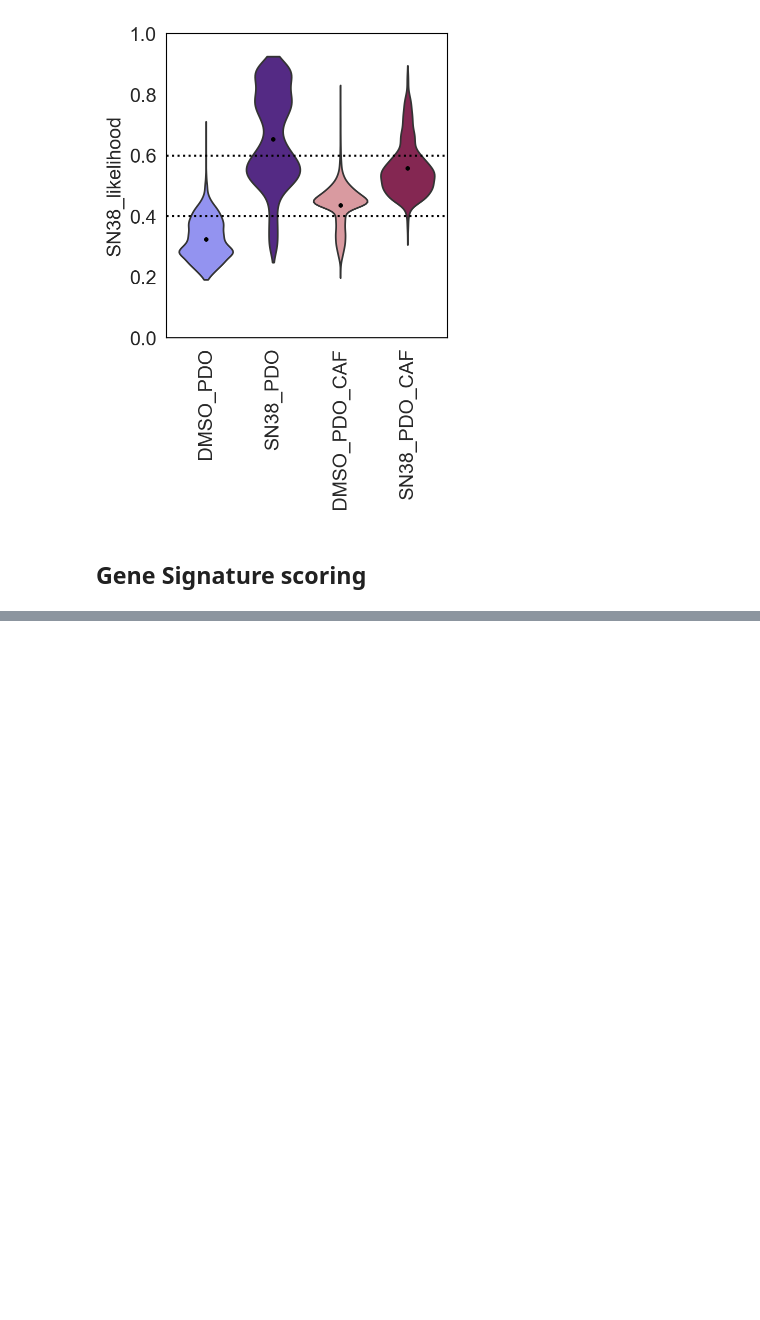
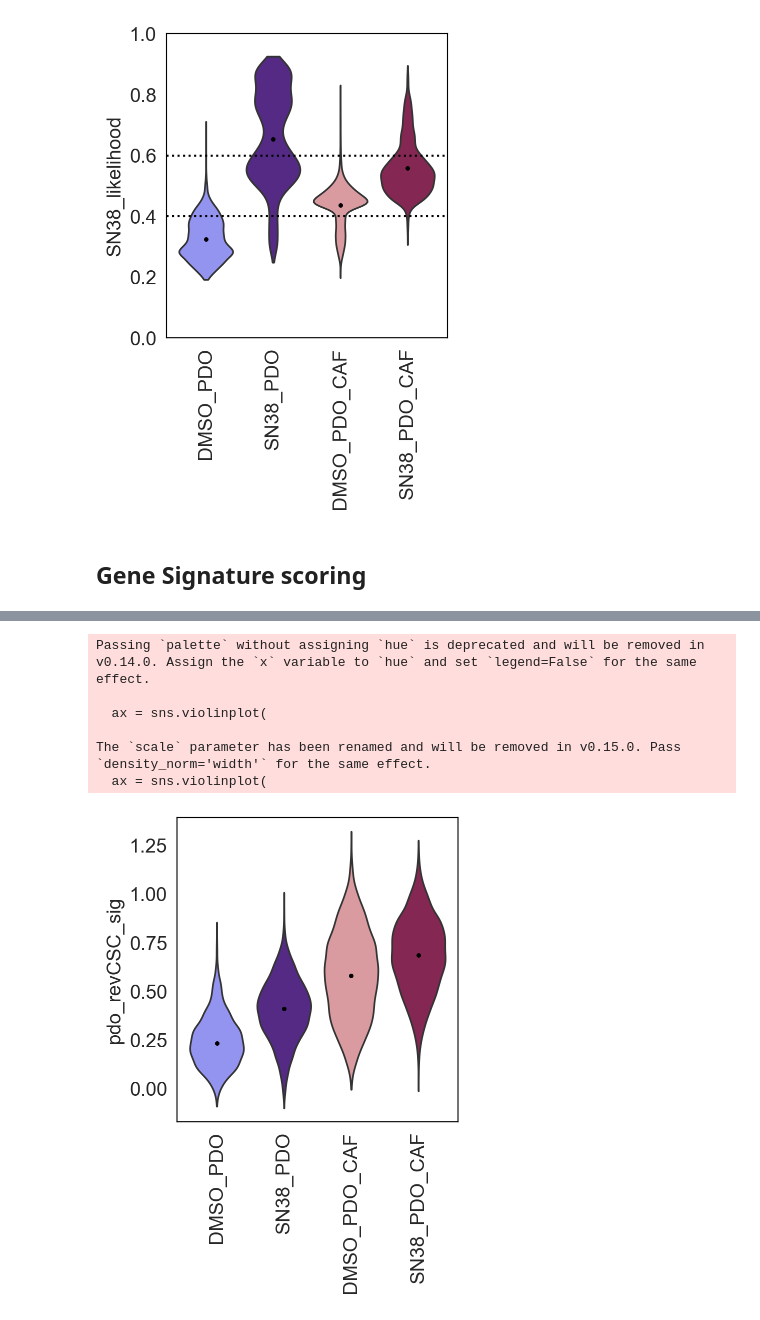
Before and after one commit to TAPE-Lab/SIGNAL-seq, a Jupyter notebook: figure_2_pdo/03_figures/01_Fig_2_PDO.ipynb, the cells around one changed output, grey strips where cells are left out. Cells and saved outputs as stored; diff of their text form; code cells hidden in the pictures; blank space fills up the shorter version.

```diff
--- a/figure_2_pdo/03_figures/01_Fig_2_PDO.ipynb
+++ b/figure_2_pdo/03_figures/01_Fig_2_PDO.ipynb
@@ -706,3 +680,37 @@ The `scale` parameter has been renamed and will be removed in v0.15.0. Pass `den
+# %%
+# Extract means
+median_values = metadata_pdo21.groupby(['sample_id'])['pdo_revCSC_sig'].median()
+
+# Create a DataFrame from the median_values array
+median_df = pd.DataFrame(median_values).reset_index()
+
+# Define the desired order of condition_replicate values
+order = ['DMSO_PDO', 'SN38_PDO', 'DMSO_PDO_CAF', 'SN38_PDO_CAF']
+
+median_df['sample_id'] = pd.Categorical(median_df['sample_id'], categories=order, ordered=True)
+median_df.sort_values(by='sample_id', inplace=True)
+
+# Reset the index of the DataFrame
+median_df.reset_index(drop=True, inplace=True)
+
+ax = sc.pl.violin(pdo_rna_adata, ['pdo_revCSC_sig'],
+             stripplot=False, palette=colour_dict_sample, groupby='sample_id', log=False, rotation=90,
+             order = vl_order, show=False)
+
+# Add median dot
+plt.scatter(x=range(len(median_values)), y=median_df['pdo_revCSC_sig'],c="k",s=5)
+
+plt.savefig("figures/pdo_analysis/gene_set_analysis/pdo_revCSC_sig.pdf")
+
+plt.show()
+# %% [output]
+Passing `palette` without assigning `hue` is deprecated and will be removed in v0.14.0. Assign the `x` variable to `hue` and set `legend=False` for the same effect.
+
+  ax = sns.violinplot(
+
+The `scale` parameter has been renamed and will be removed in v0.15.0. Pass `density_norm='width'` for the same effect.
+  ax = sns.violinplot(
+[figure, added]
 # %%
 # Write individually
 pdo_rna_adata.write_h5ad('ex0015_pdo_rna.h5ad')
```
Also changed, not shown: parts of 9 cells of this notebook.
